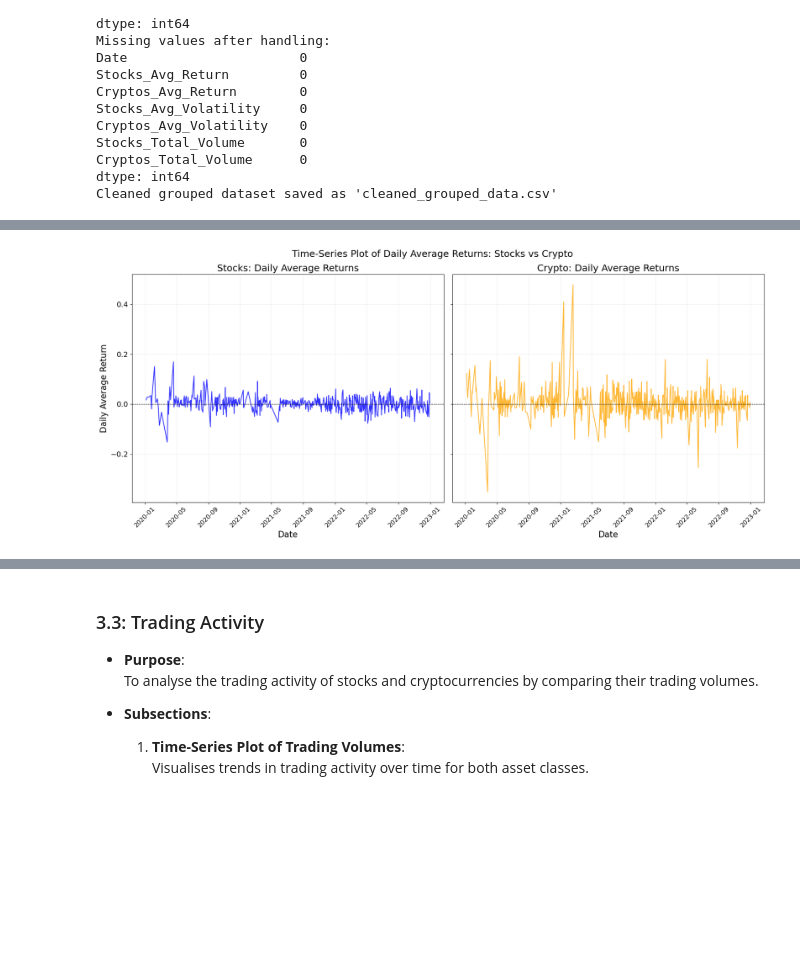
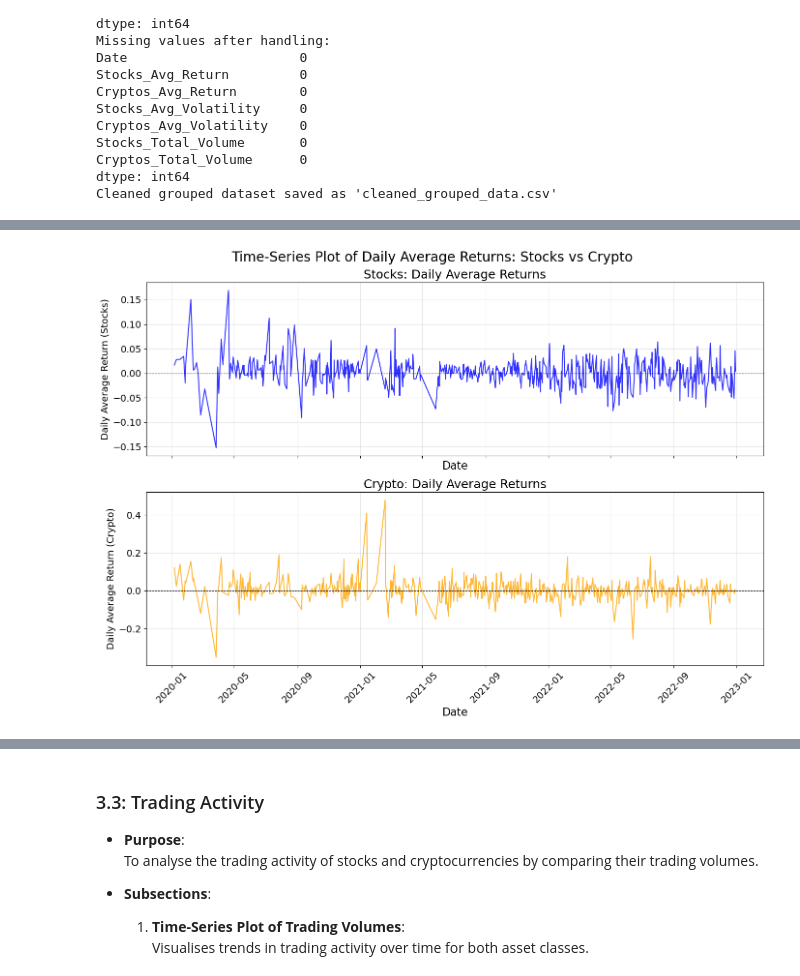
Before and after one commit to Misharasapu/hv20235_EMATM0048, a Jupyter notebook: task2/Coding summative - Task 2 .ipynb, the cells around one changed output, grey strips where cells are left out. Drawn from its saved outputs; the diff is of its cells as text; code cells hidden in the pictures; blank space fills up the shorter version.

Commit message:
Complete dataset analysis and visualizations; include summary, insights, and future work

```diff
--- a/task2/Coding summative - Task 2 .ipynb
+++ b/task2/Coding summative - Task 2 .ipynb
@@ -669,40 +748,43 @@ This section explores key metrics of the dataset, focusing on summarising and vi
 # %%
+
 # Load the dataset
 file_path = 'cleaned_grouped_data.csv'
 data = pd.read_csv(file_path)
 
 # Convert 'Date' column to datetime
 data['Date'] = pd.to_datetime(data['Date'])
 
-# Create a figure with two subplots side by side
-fig, axes = plt.subplots(1, 2, figsize=(18, 8), sharey=True)  # Increased figure size
+# Create a figure with two subplots, one below the other
+fig, axes = plt.subplots(2, 1, figsize=(14, 10), sharex=True)  # Increased height for better clarity
 
 # Plot Stocks data
 axes[0].plot(data['Date'], data['Stocks_Avg_Return'], label='Stocks', color='blue', alpha=0.8)
 axes[0].axhline(y=0, color='black', linestyle='--', linewidth=0.8)  # Add a horizontal line at y=0
-axes[0].set_title('Stocks: Daily Average Returns', fontsize=18)  # Increased title font size
+axes[0].set_title('Stocks: Daily Average Returns', fontsize=18)
 axes[0].set_xlabel('Date', fontsize=16)
-axes[0].set_ylabel('Daily Average Return', fontsize=16)
-axes[0].grid(alpha=0.2)
-axes[0].tick_params(axis='x', labelrotation=45, labelsize=12)  # Adjust x-axis tick size
+axes[0].set_ylabel('Daily Average Return (Stocks)', fontsize=14)  # Add y-axis label
+axes[0].grid(alpha=0.3)
+axes[0].tick_params(axis='x', labelrotation=45, labelsize=14)  # Adjust x-axis tick size
 axes[0].tick_params(axis='y', labelsize=14)  # Adjust y-axis tick size
 
-# Plot Cryptos data
+# Plot Crypto data
 axes[1].plot(data['Date'], data['Cryptos_Avg_Return'], label='Crypto', color='orange', alpha=0.8)
 axes[1].axhline(y=0, color='black', linestyle='--', linewidth=0.8)  # Add a horizontal line at y=0
-axes[1].set_title('Crypto: Daily Average Returns', fontsize=18)  # Increased title font size
+axes[1].set_title('Crypto: Daily Average Returns', fontsize=18)
 axes[1].set_xlabel('Date', fontsize=16)
-axes[1].grid(alpha=0.2)
-axes[1].tick_params(axis='x', labelrotation=45, labelsize=12)  # Adjust x-axis tick size
+axes[1].set_ylabel('Daily Average Return (Crypto)', fontsize=14)  # Add y-axis label
+axes[1].grid(alpha=0.3)
+axes[1].tick_params(axis='x', labelrotation=45, labelsize=14)  # Adjust x-axis tick size
 axes[1].tick_params(axis='y', labelsize=14)  # Adjust y-axis tick size
 
+
 # Adjust layout and spacing
-fig.suptitle('Time-Series Plot of Daily Average Returns: Stocks vs Crypto', fontsize=18)  # Larger overall title
-plt.subplots_adjust(top=0.85, wspace=0.25)  # Adjust spacing between plots
+fig.suptitle('Time-Series Plot of Daily Average Returns: Stocks vs Crypto', fontsize=20)
+plt.subplots_adjust(top=0.85, wspace=0.25)
 plt.tight_layout()
 plt.show()
 # %% [output]
-[figure, old version]
+[figure, new version]
 # %% [markdown]
 #### 3.1.2: Boxplot of Distribution of Returns
 
```
Also changed, not shown: parts of 52 cells of this notebook.
